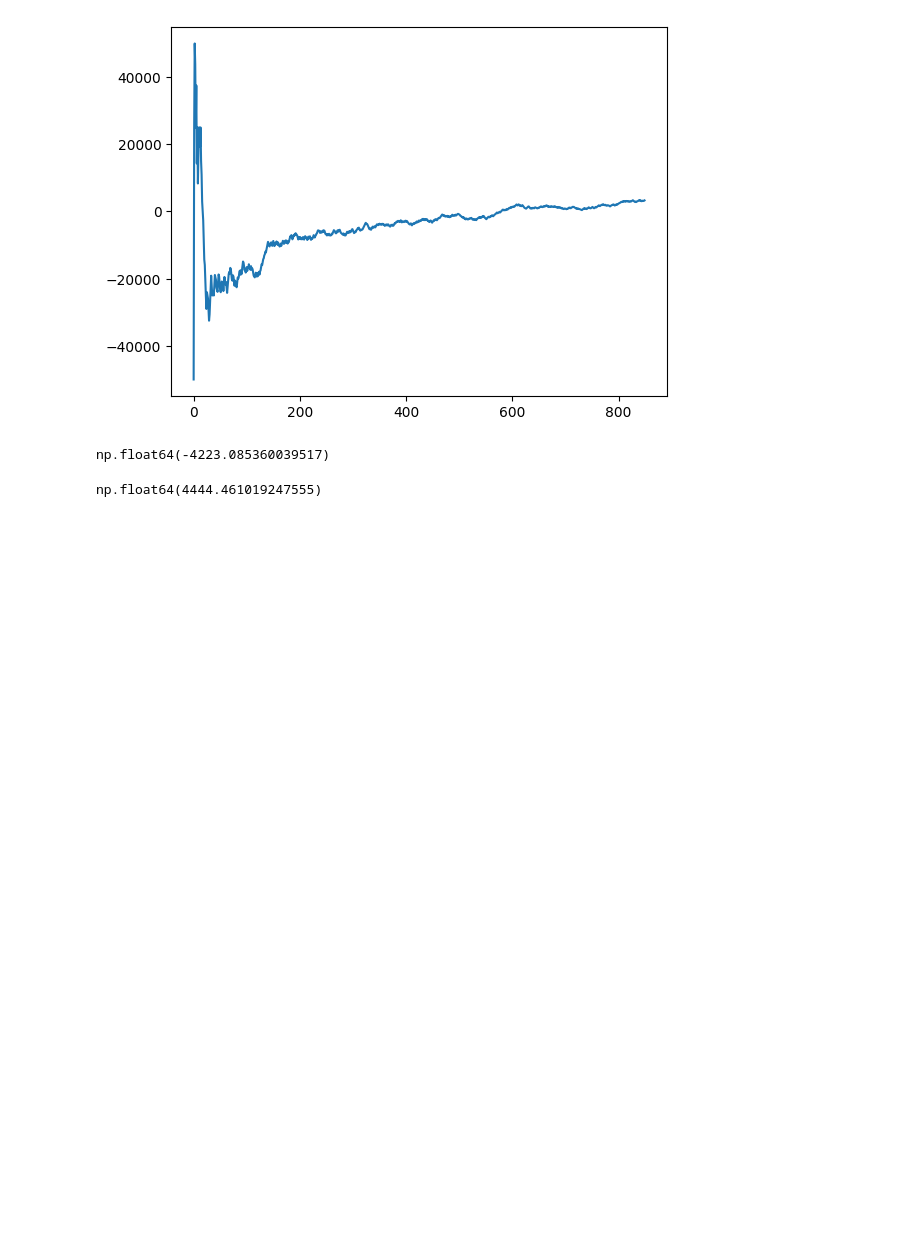
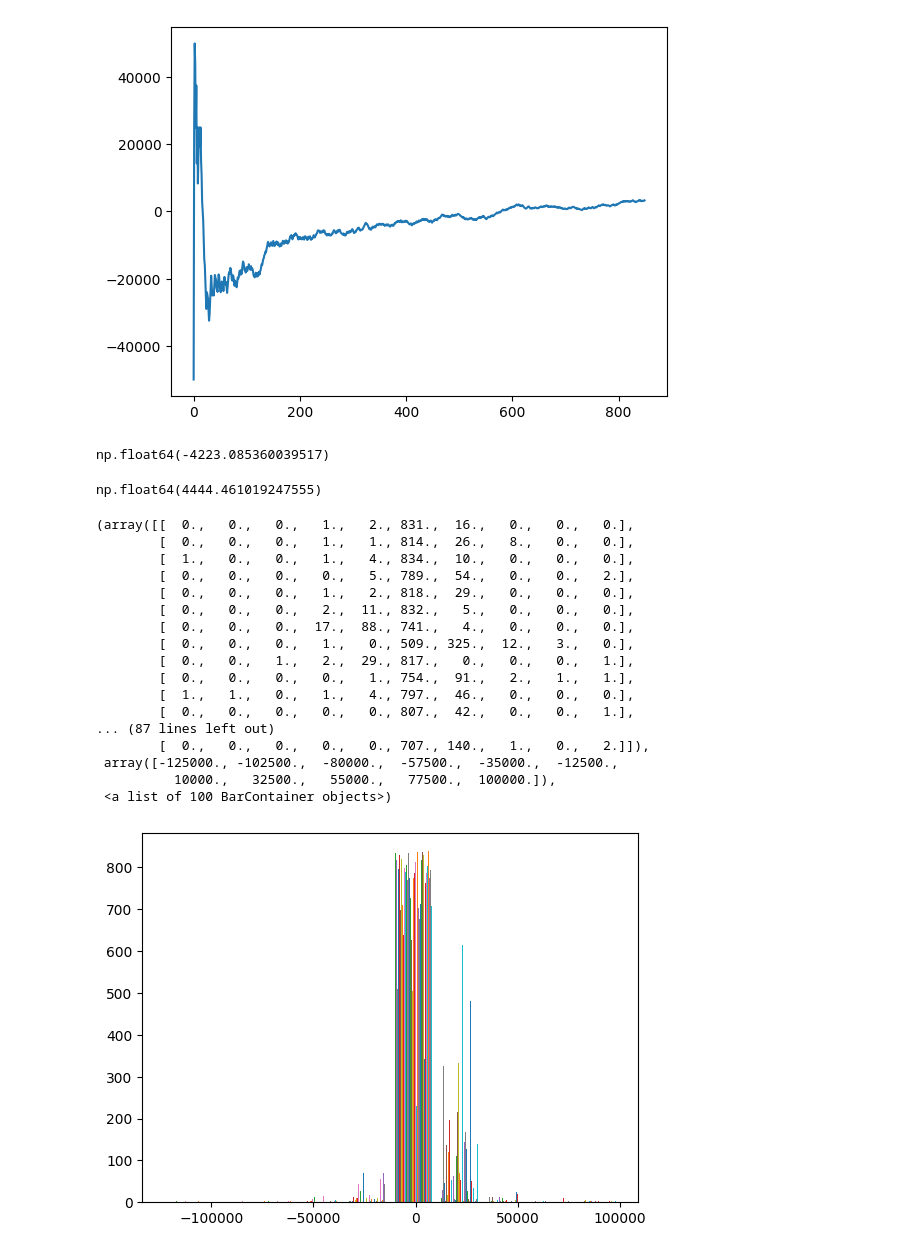
Before and after one commit to LuisManuelCatzoliSoriano/Simulacion-I, a Jupyter notebook: P_E_Comercialización.ipynb, the cells around one changed output. Saved outputs shown, nothing was run; the diff lists cells and outputs as text; code cells hidden in the pictures; blank space fills up the shorter version.

```diff
--- a/P_E_Comercialización.ipynb
+++ b/P_E_Comercialización.ipynb
@@ -70,3 +70,25 @@ s=simu(100)
 np.mean(s)
 # %% [output]
 np.float64(4444.461019247555)
+# %%
+s=simu(100)
+plt.hist(s)
+# %% [output]
+(array([[  0.,   0.,   0.,   1.,   2., 831.,  16.,   0.,   0.,   0.],
+        [  0.,   0.,   0.,   1.,   1., 814.,  26.,   8.,   0.,   0.],
+        [  1.,   0.,   0.,   1.,   4., 834.,  10.,   0.,   0.,   0.],
+        [  0.,   0.,   0.,   0.,   5., 789.,  54.,   0.,   0.,   2.],
+        [  0.,   0.,   0.,   1.,   2., 818.,  29.,   0.,   0.,   0.],
+        [  0.,   0.,   0.,   2.,  11., 832.,   5.,   0.,   0.,   0.],
+        [  0.,   0.,   0.,  17.,  88., 741.,   4.,   0.,   0.,   0.],
+        [  0.,   0.,   0.,   1.,   0., 509., 325.,  12.,   3.,   0.],
+        [  0.,   0.,   1.,   2.,  29., 817.,   0.,   0.,   0.,   1.],
+        [  0.,   0.,   0.,   0.,   1., 754.,  91.,   2.,   1.,   1.],
+        [  1.,   1.,   0.,   1.,   4., 797.,  46.,   0.,   0.,   0.],
+        [  0.,   0.,   0.,   0.,   0., 807.,  42.,   0.,   0.,   1.],
+... (87 lines left out)
+        [  0.,   0.,   0.,   0.,   0., 707., 140.,   1.,   0.,   2.]]),
+ array([-125000., -102500.,  -80000.,  -57500.,  -35000.,  -12500.,
+          10000.,   32500.,   55000.,   77500.,  100000.]),
+ <a list of 100 BarContainer objects>)
+[figure, added]
```
